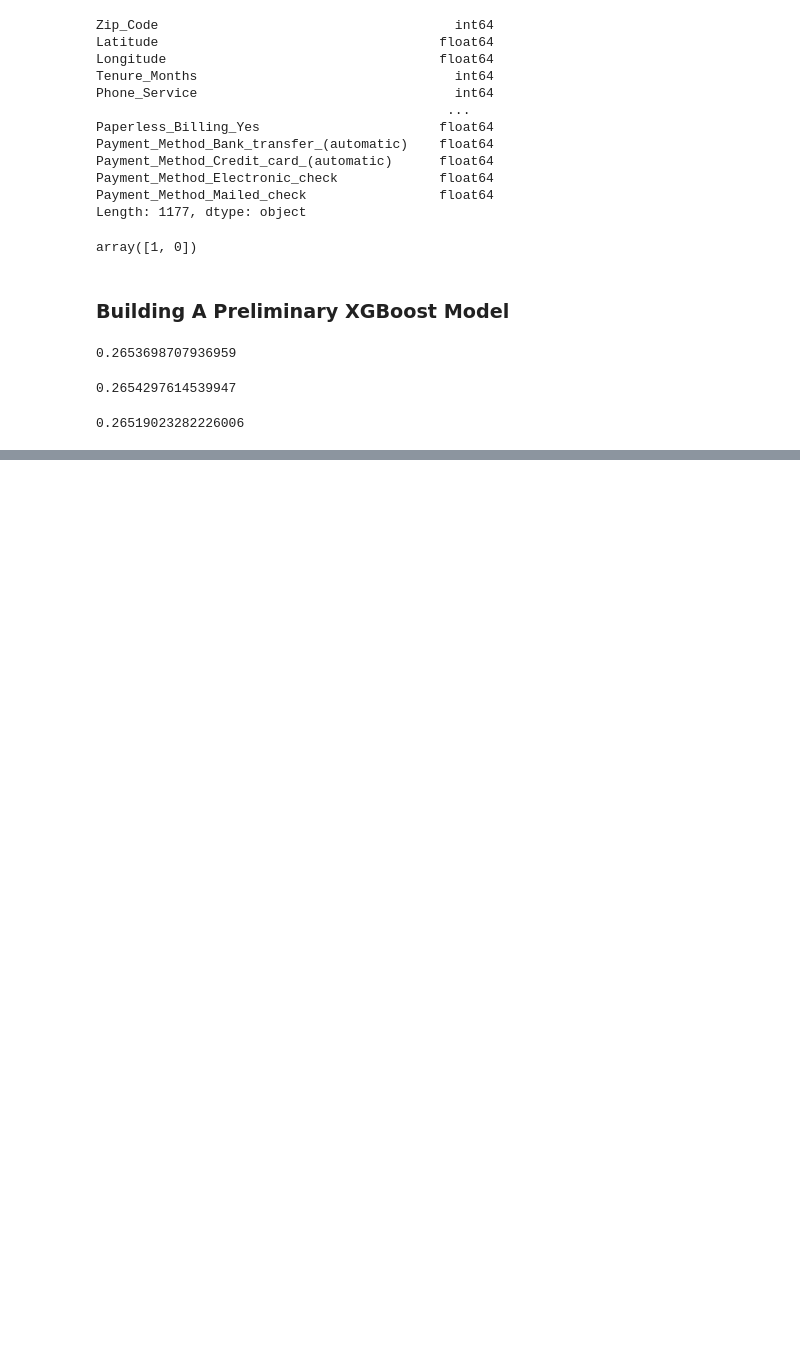
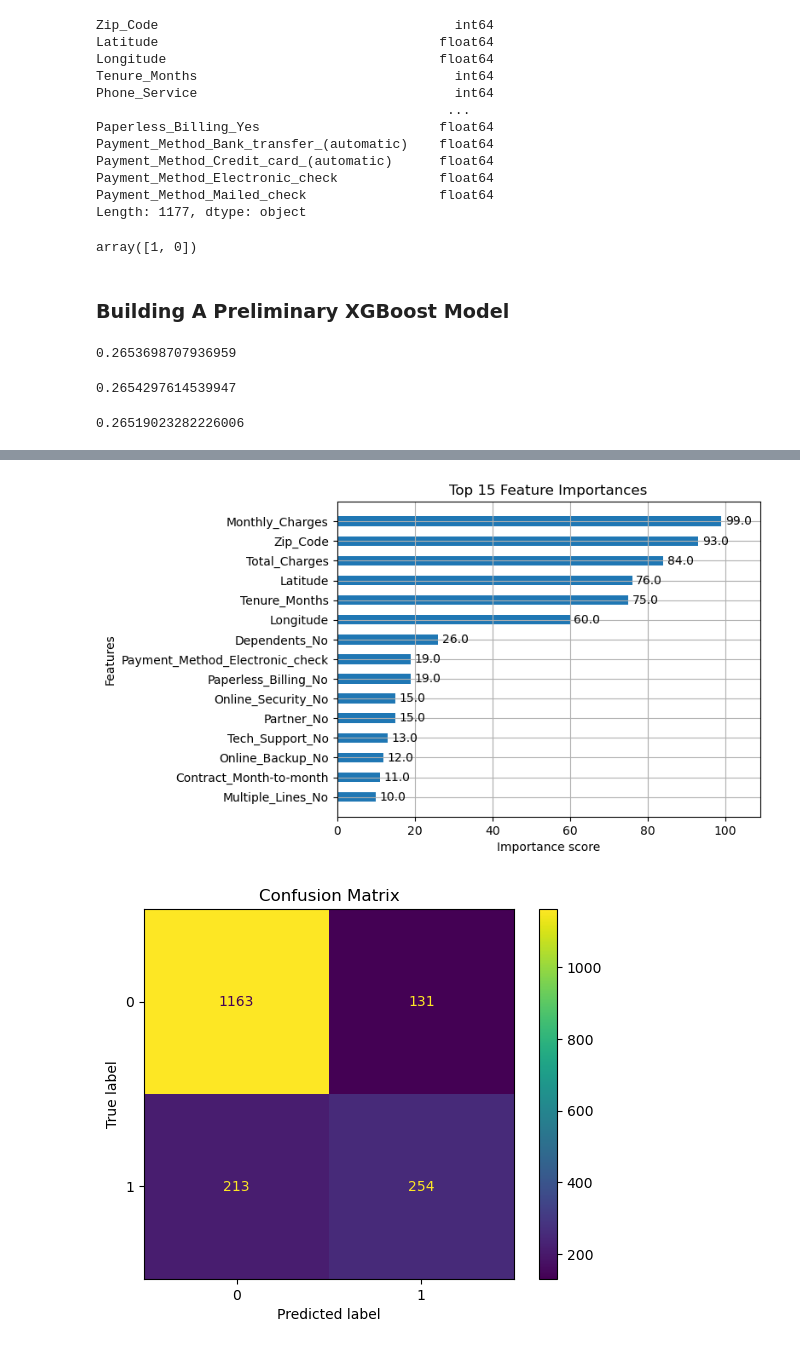
Before and after one commit to HardikLovesTech/XGBoost, a Jupyter notebook: XGBoost.ipynb, the cells around one changed output, grey strips where cells are left out. Drawn from its saved outputs; the diff is of its cells as text; code cells hidden in the pictures; blank space fills up the shorter version.

```diff
--- a/XGBoost.ipynb
+++ b/XGBoost.ipynb
@@ -368,0 +355,33 @@ Stack trace:
+# %%
+from sklearn.metrics import RocCurveDisplay
+
+# Feature importance plot
+xgb.plot_importance(ClfXgb, max_num_features=15, height=0.5)
+plt.title("Top 15 Feature Importances")
+plt.savefig("feature_importance.png", bbox_inches='tight')
+plt.show()
+
+# Confusion matrix
+y_pred = ClfXgb.predict(X_test)
+cm = confusion_matrix(y_test, y_pred)
+disp = ConfusionMatrixDisplay(confusion_matrix=cm)
+disp.plot()
+plt.title("Confusion Matrix")
+plt.savefig("confusion_matrix.png", bbox_inches='tight')
+plt.show()
+
+# ROC Curve
+RocCurveDisplay.from_estimator(ClfXgb, X_test, y_test)
+plt.title("ROC Curve")
+plt.savefig("roc_curve.png", bbox_inches='tight')
+plt.show()
+
+# XGBoost tree plot
+xgb.plot_tree(ClfXgb, num_trees=0, rankdir='LR')
+plt.gcf().set_size_inches(20, 10)
+plt.title("First Tree of XGBoost Model")
+plt.savefig("xgb_tree.png", bbox_inches='tight')
+plt.show()
+# %% [output]
+[figure, added]
+[figure, added]
```
Also changed, not shown: parts of 10 cells of this notebook.
